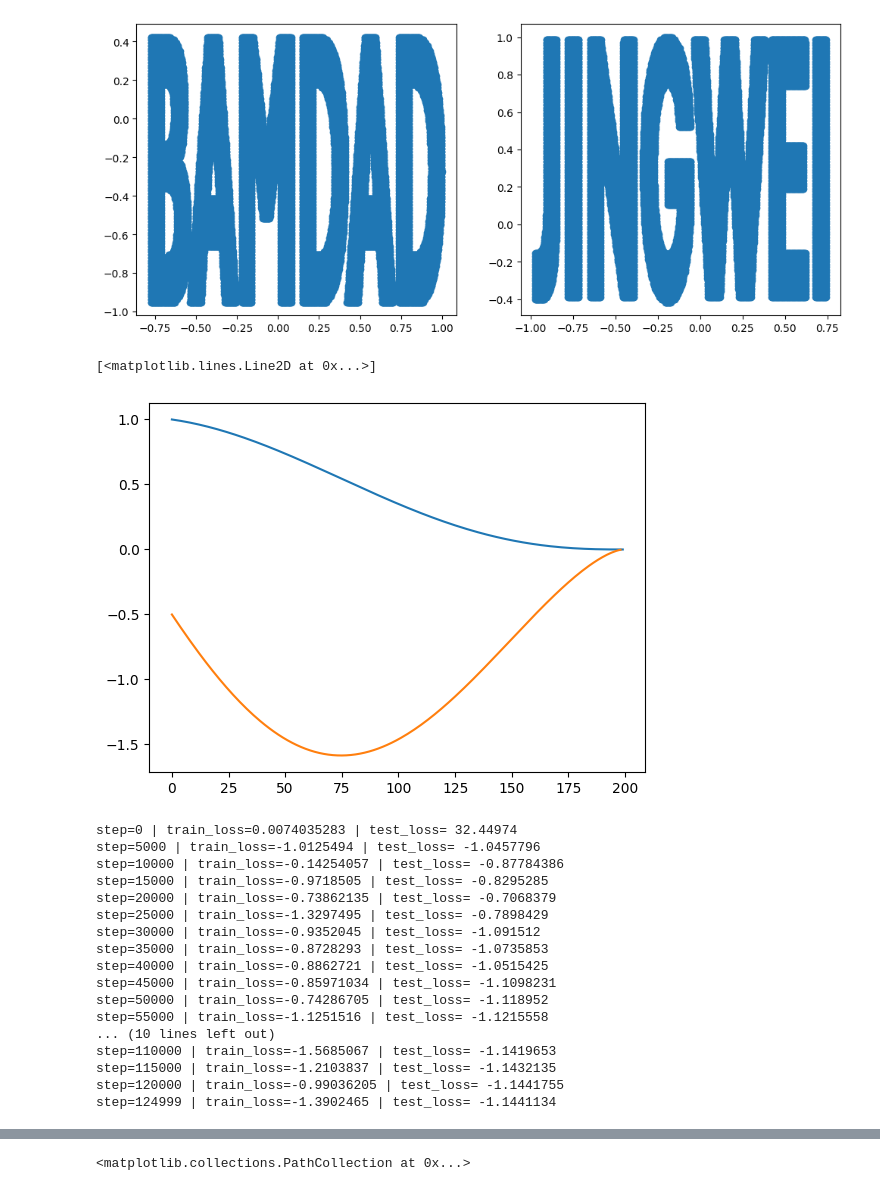
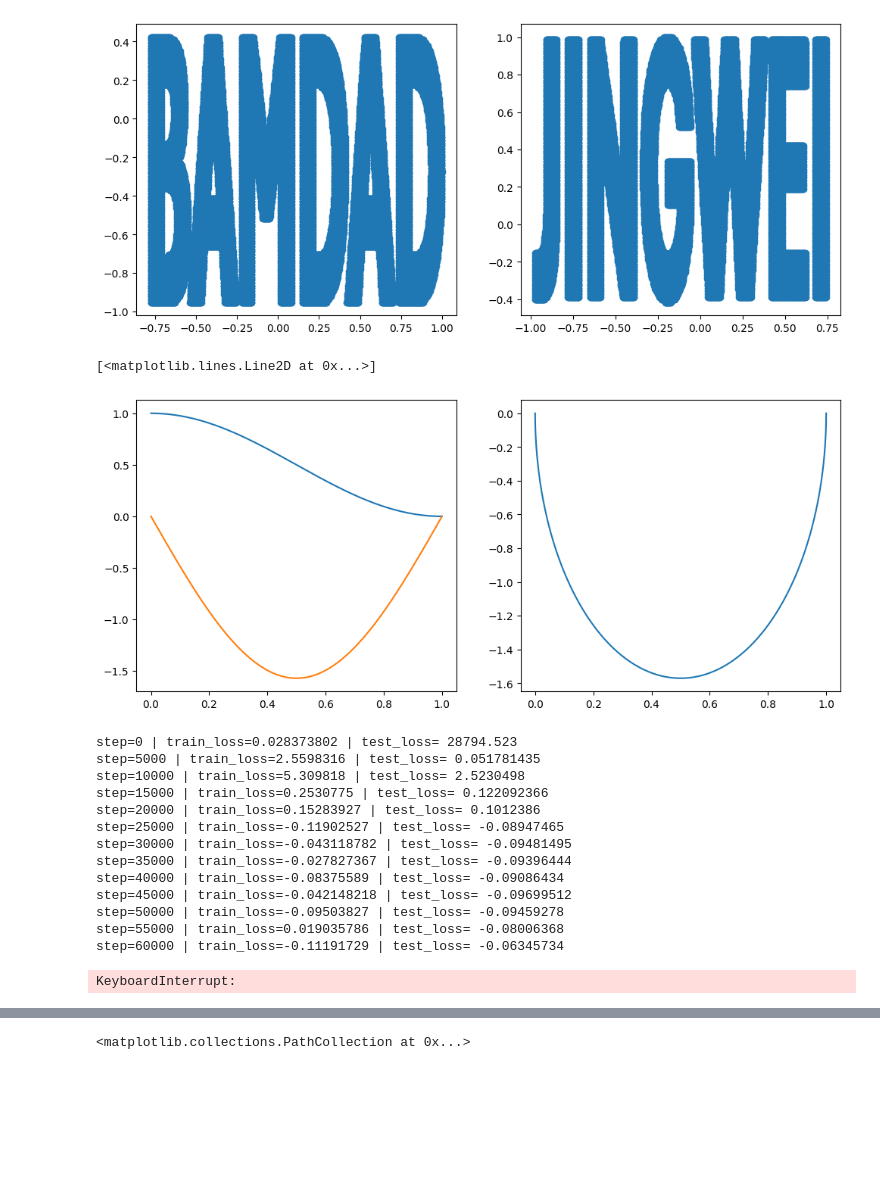
Before and after one commit to AHsu98/StoKAAsticInterpolants, a Jupyter notebook: NameExample.ipynb, the cells around one changed output, grey strips where cells are left out. Drawn from its saved outputs; the diff is of its cells as text; code cells hidden in the pictures; blank space fills up the shorter version.

```diff
--- a/NameExample.ipynb
+++ b/NameExample.ipynb
@@ -50,16 +50,22 @@ reference_samples = bamdad
 target_samples = jingwei
 # %%
 def f(t):
-    return (jnp.cos(t*jnp.pi)+1)/2
+    return ((jnp.cos(t*jnp.pi)+1)/2)# * ((1-t)**2)
+
+def ft(t):
+    return -1 * (jnp.pi/2) * jnp.sin(t*jnp.pi)
 
 
-ft = jax.vmap(jax.grad(f))
-
-plt.plot(f(jnp.linspace(0,1,200)))
-plt.plot(ft(jnp.linspace(0,1,200)))
+plt.figure(figsize=(12,5))
+tgrid = jnp.linspace(0,1,200)
+plt.subplot(1,2,1)
+plt.plot(tgrid,f(tgrid))
+plt.plot(tgrid,ft(tgrid))
+plt.subplot(1,2,2)
+plt.plot(f(tgrid),ft(tgrid))
 # %% [output]
 [<matplotlib.lines.Line2D at 0x...>]
-[figure, old version]
+[figure, new version]
 # %%
 from loss_functions import get_linear_interpolants
 
@@ -102,17 +108,20 @@ train_loader = build_trainloader(batch_size,jax.random.PRNGKey(124),data_couplin
 test_factory = testloader_factory(2048,jax.random.PRNGKey(32498130),data_coupling_sampler)
 # %%
 scheduler = optax.piecewise_constant_schedule(
-    1e-3,
+    5e-3,
     {
         10000:0.5,
+        20000:0.2,
         30000:0.5,
         60000:0.2,
         80000:0.2,
         100000:0.5
     }
 )
-
-b_optim = optax.nadamw(scheduler)
+b_optim = optax.chain(
+   optax.clip_by_global_norm(20.),
+   optax.nadamw(scheduler),
+)
 
 b_model,b_loss_history = train_model(
   model = b_model,
@@ -125,22 +134,19 @@ b_model,b_loss_history = train_model(
   num_testloader_batches = 100,
 )
 # %% [output]
-step=0 | train_loss=0.0074035283 | test_loss= 32.44974
-step=5000 | train_loss=-1.0125494 | test_loss= -1.0457796
-step=10000 | train_loss=-0.14254057 | test_loss= -0.87784386
-step=15000 | train_loss=-0.9718505 | test_loss= -0.8295285
-step=20000 | train_loss=-0.73862135 | test_loss= -0.7068379
-step=25000 | train_loss=-1.3297495 | test_loss= -0.7898429
-step=30000 | train_loss=-0.9352045 | test_loss= -1.091512
-step=35000 | train_loss=-0.8728293 | test_loss= -1.0735853
-step=40000 | train_loss=-0.8862721 | test_loss= -1.0515425
-step=45000 | train_loss=-0.85971034 | test_loss= -1.1098231
-step=50000 | train_loss=-0.74286705 | test_loss= -1.118952
-step=55000 | train_loss=-1.1251516 | test_loss= -1.1215558
-... (10 lines left out)
-step=110000 | train_loss=-1.5685067 | test_loss= -1.1419653
-step=115000 | train_loss=-1.2103837 | test_loss= -1.1432135
-step=120000 | train_loss=-0.99036205 | test_loss= -1.1441755
-step=124999 | train_loss=-1.3902465 | test_loss= -1.1441134
+step=0 | train_loss=0.028373802 | test_loss= 28794.523
+step=5000 | train_loss=2.5598316 | test_loss= 0.051781435
+step=10000 | train_loss=5.309818 | test_loss= 2.5230498
+step=15000 | train_loss=0.2530775 | test_loss= 0.122092366
+step=20000 | train_loss=0.15283927 | test_loss= 0.1012386
+step=25000 | train_loss=-0.11902527 | test_loss= -0.08947465
+step=30000 | train_loss=-0.043118782 | test_loss= -0.09481495
+step=35000 | train_loss=-0.027827367 | test_loss= -0.09396444
+step=40000 | train_loss=-0.08375589 | test_loss= -0.09086434
+step=45000 | train_loss=-0.042148218 | test_loss= -0.09699512
+step=50000 | train_loss=-0.09503827 | test_loss= -0.09459278
+step=55000 | train_loss=0.019035786 | test_loss= -0.08006368
+step=60000 | train_loss=-0.11191729 | test_loss= -0.06345734
+KeyboardInterrupt:
 # %%
 b_loss_history = jnp.array(b_loss_history)
```
Also changed, not shown: parts of 11 cells of this notebook, 2 other files.
